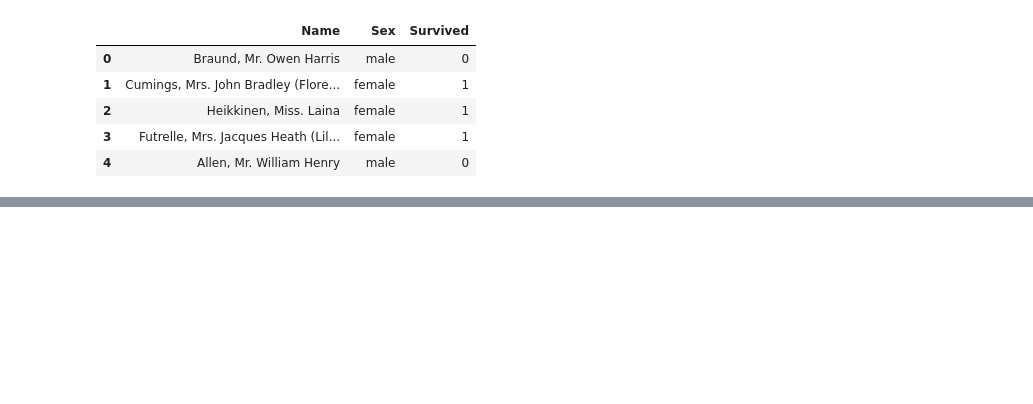
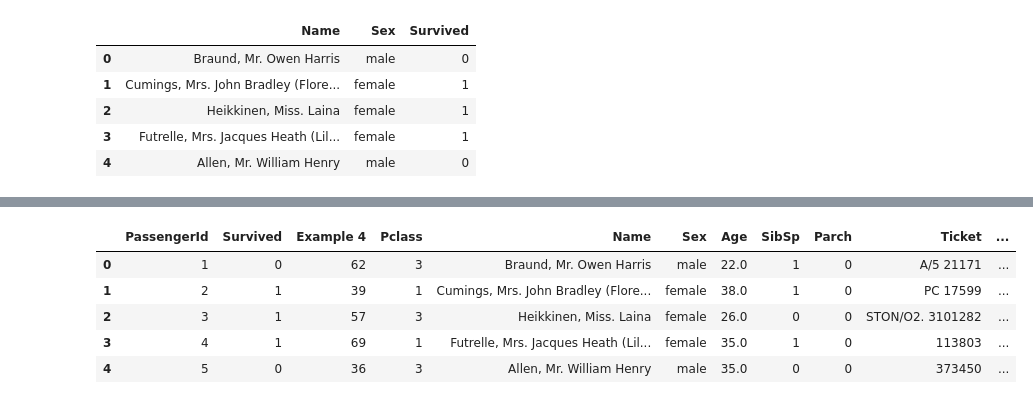
Before and after one commit to learn-co-curriculum/dataframes-crud-lab, a Jupyter notebook: index.ipynb, the cells around one changed output, grey strips where cells are left out. Drawn from its saved outputs; the diff is of its cells as text; code cells hidden in the pictures; blank space fills up the shorter version.

```diff
--- a/index.ipynb
+++ b/index.ipynb
@@ -227,3 +111,0 @@ In the cell below, subtract 1 from every value in the `random_vals` column.  Dis
-# %%
-df['random_vals'] -= 1
-df.head()
@@ -297,0 +122,3 @@ In this lab, we learned how to:
+# %%
+df['Example 1'] = 3
+df.head()
@@ -297,0 +144,3 @@ In this lab, we learned how to:
+# %%
+df['Example 2'] = df['Age'] * df['Fare']
+df.head()
@@ -297,0 +160,4 @@ In this lab, we learned how to:
+# %%
+random_vals = np.random.randint(0, 100, size=len(df))
+df['Example 3'] = random_vals
+df.head()
@@ -297,0 +187,11 @@ In this lab, we learned how to:
+# %%
+random_vals_2 = np.random.randint(0, 100, size=len(df))
+df.insert(2, 'Example 4', random_vals_2)
+df.head()
+# %% [output]
+|  | PassengerId | Survived | Example 4 | Pclass | Name | Sex | Age | SibSp | Parch | Ticket | ... |
+| 0 | 1 | 0 | 62 | 3 | Braund, Mr. Owen Harris | male | 22.0 | 1 | 0 | A/5 21171 | ... |
+| 1 | 2 | 1 | 39 | 1 | Cumings, Mrs. John Bradley (Flore... | female | 38.0 | 1 | 0 | PC 17599 | ... |
+| 2 | 3 | 1 | 57 | 3 | Heikkinen, Miss. Laina | female | 26.0 | 0 | 0 | STON/O2. 3101282 | ... |
+| 3 | 4 | 1 | 69 | 1 | Futrelle, Mrs. Jacques Heath (Lil... | female | 35.0 | 1 | 0 | 113803 | ... |
+| 4 | 5 | 0 | 36 | 3 | Allen, Mr. William Henry | male | 35.0 | 0 | 0 | 373450 | ... |
```
Also changed, not shown: parts of 37 cells of this notebook.
